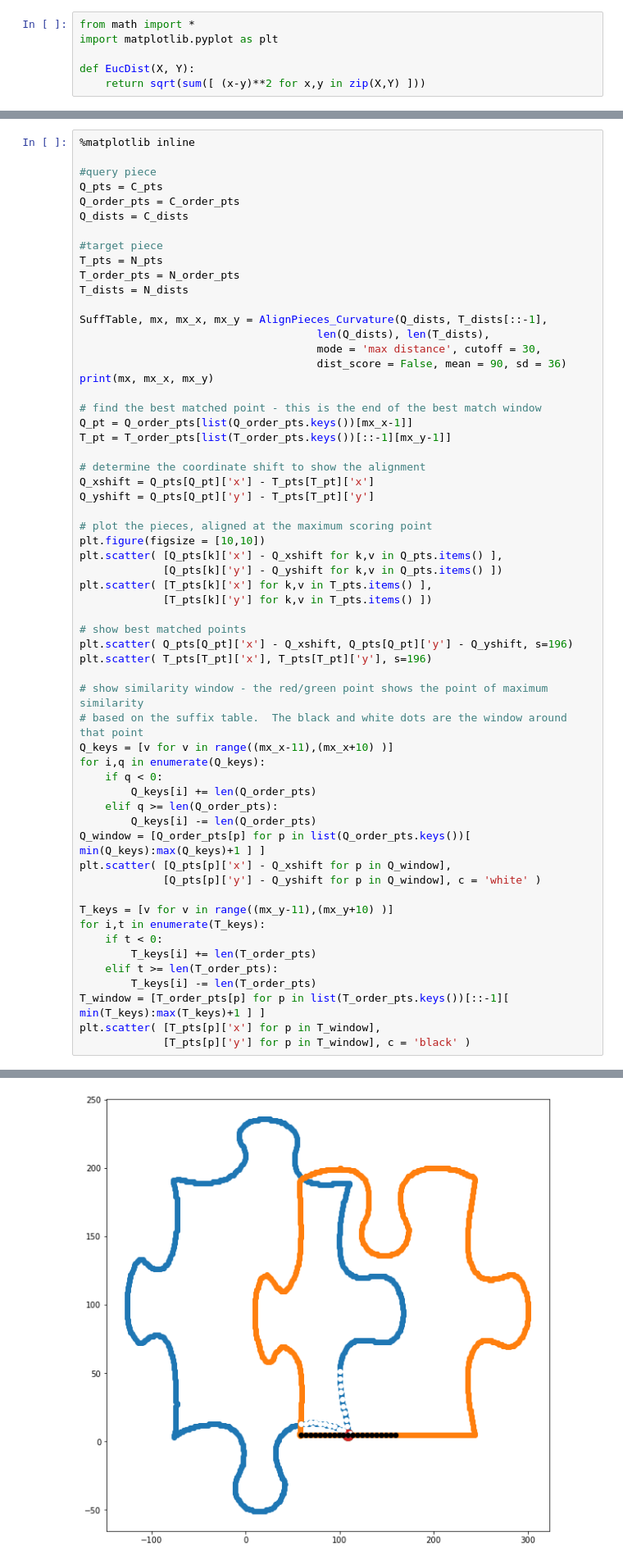
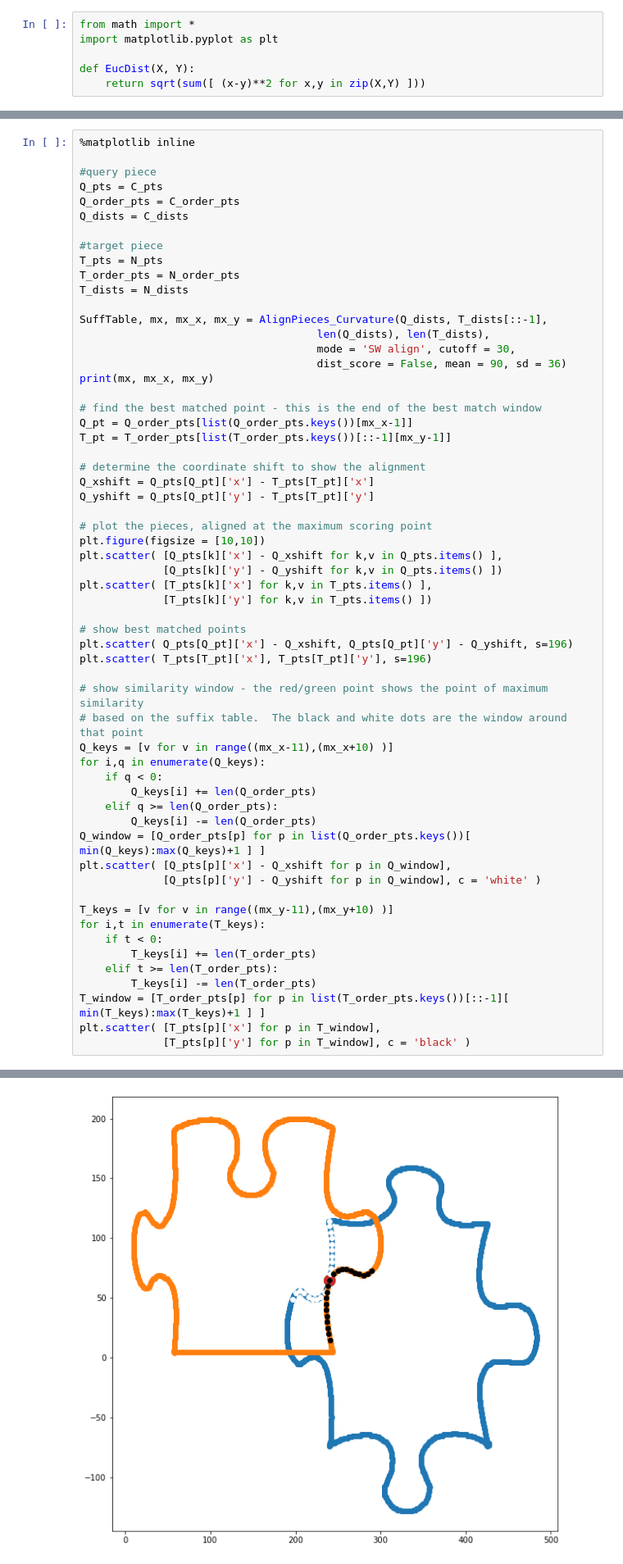
Before and after one commit to KirkDCO/JigSolve, a Jupyter notebook: exploratory/05_CurvatureMatching/PieceMatching_Curvature.ipynb, the cells around one changed output, grey strips where cells are left out. Shown at 82% size. Drawn from its saved outputs; the diff is of its cells as text.

Commit message:
Tweak code for pairwise distances

```diff
--- a/exploratory/05_CurvatureMatching/PieceMatching_Curvature.ipynb
+++ b/exploratory/05_CurvatureMatching/PieceMatching_Curvature.ipynb
@@ -151,7 +151,7 @@ T_dists = N_dists
 
 SuffTable, mx, mx_x, mx_y = AlignPieces_Curvature(Q_dists, T_dists[::-1],
                                      len(Q_dists), len(T_dists),
-                                     mode = 'max distance', cutoff = 30,
+                                     mode = 'SW align', cutoff = 30,
                                      dist_score = False, mean = 90, sd = 36)
 print(mx, mx_x, mx_y)
 
@@ -200,5 +200,5 @@ plt.scatter( [T_pts[p]['x'] for p in T_window],
 <matplotlib.collections.PathCollection at 0x...>
-[figure, old version]
+[figure, new version]
 # %%
 # compute summary statistics on the suffix table
 v = []
```
Also changed, not shown: parts of 1 cell of this notebook, 2 other files.
